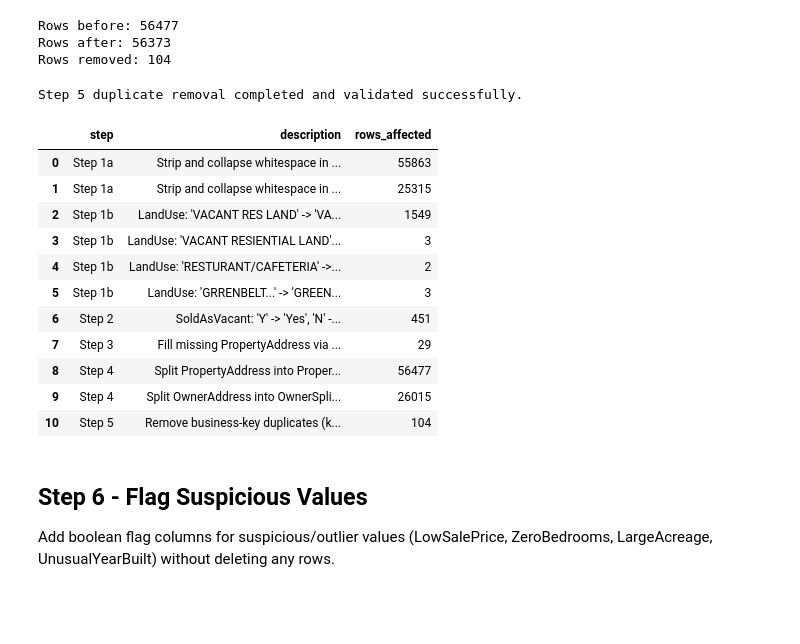
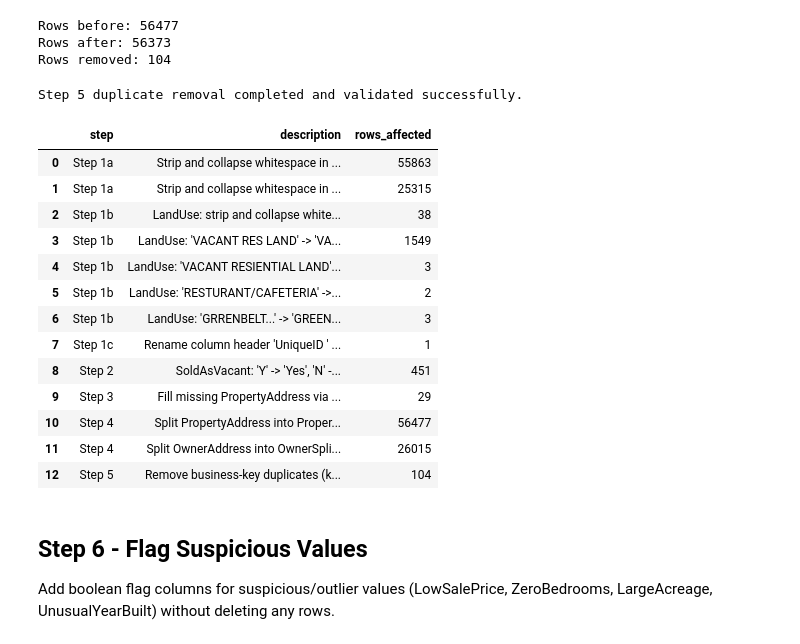
Before and after one commit to MahdiYaqobi/nashville-housing-cleaning, a Jupyter notebook: notebooks/01_cleaning.ipynb, the cells around one changed output. Saved outputs shown, nothing was run; the diff lists cells and outputs as text; code cells hidden in the pictures; blank space fills up the shorter version.

Commit message:
feat(cleaning): implement complete data cleaning pipeline and validation

```diff
--- a/notebooks/01_cleaning.ipynb
+++ b/notebooks/01_cleaning.ipynb
@@ -264,8 +264,10 @@ Step 1a completed successfully.
 # %%
 # Step 1b: Standardize LandUse categories
 land_before = df_clean['LandUse'].copy()
+df_clean['LandUse'] = df_clean['LandUse'].str.strip().str.replace(r'\s+', ' ', regex=True)
 
-df_clean['LandUse'] = df_clean['LandUse'].astype(str).str.strip().str.replace(r'\s+', ' ', regex=True).mask(land_before.isna())
+log_change('Step 1b', 'LandUse: strip and collapse whitespace',
+           count_changed(land_before, df_clean['LandUse']))
 
 mapping = {
     'VACANT RES LAND': 'VACANT RESIDENTIAL LAND',
@@ -306,6 +308,7 @@ Step 1b completed successfully.
 # Step 1c: Rename 'UniqueID ' to 'UniqueID'
 if 'UniqueID ' in df_clean.columns:
     df_clean.rename(columns={'UniqueID ': 'UniqueID'}, inplace=True)
+    log_change('Step 1c', "Rename column header 'UniqueID ' (trailing space) -> 'UniqueID' (1 column)", 1)
 
 assert 'UniqueID' in df_clean.columns and 'UniqueID ' not in df_clean.columns, "UniqueID rename failed"
 
@@ -541,27 +569,30 @@ Rows removed: 104
 # %%
 # Step 5c: Validations for duplicate removal
 assert rows_removed == 104, f"Expected 104 rows removed, got {rows_removed}"
 assert rows_after == 56373, f"Expected final shape rows 56373, got {rows_after}"
 assert df_clean.duplicated(subset=key_cols).sum() == 0, "Duplicates still remain on business key"
 assert 11912 in df_clean['UniqueID'].values, "Expected UniqueID 11912 to be present"
 assert 12629 not in df_clean['UniqueID'].values, "Expected UniqueID 12629 to be absent"
+assert 26162 in df_clean['UniqueID'].values and 27140 not in df_clean['UniqueID'].values
 
 print("Step 5 duplicate removal completed and validated successfully.")
 display(change_log)
 # %% [output]
 Step 5 duplicate removal completed and validated successfully.
 |  | step | description | rows_affected |
 | 0 | Step 1a | Strip and collapse whitespace in ... | 55863 |
 | 1 | Step 1a | Strip and collapse whitespace in ... | 25315 |
-| 2 | Step 1b | LandUse: 'VACANT RES LAND' -> 'VA... | 1549 |
-| 3 | Step 1b | LandUse: 'VACANT RESIENTIAL LAND'... | 3 |
-| 4 | Step 1b | LandUse: 'RESTURANT/CAFETERIA' ->... | 2 |
-| 5 | Step 1b | LandUse: 'GRRENBELT...' -> 'GREEN... | 3 |
-| 6 | Step 2 | SoldAsVacant: 'Y' -> 'Yes', 'N' -... | 451 |
-| 7 | Step 3 | Fill missing PropertyAddress via ... | 29 |
-| 8 | Step 4 | Split PropertyAddress into Proper... | 56477 |
-| 9 | Step 4 | Split OwnerAddress into OwnerSpli... | 26015 |
-| 10 | Step 5 | Remove business-key duplicates (k... | 104 |
+| 2 | Step 1b | LandUse: strip and collapse white... | 38 |
+| 3 | Step 1b | LandUse: 'VACANT RES LAND' -> 'VA... | 1549 |
+| 4 | Step 1b | LandUse: 'VACANT RESIENTIAL LAND'... | 3 |
+| 5 | Step 1b | LandUse: 'RESTURANT/CAFETERIA' ->... | 2 |
+| 6 | Step 1b | LandUse: 'GRRENBELT...' -> 'GREEN... | 3 |
+| 7 | Step 1c | Rename column header 'UniqueID ' ... | 1 |
+| 8 | Step 2 | SoldAsVacant: 'Y' -> 'Yes', 'N' -... | 451 |
+| 9 | Step 3 | Fill missing PropertyAddress via ... | 29 |
+| 10 | Step 4 | Split PropertyAddress into Proper... | 56477 |
+| 11 | Step 4 | Split OwnerAddress into OwnerSpli... | 26015 |
+| 12 | Step 5 | Remove business-key duplicates (k... | 104 |
 # %% [markdown]
 ## Step 6 - Flag Suspicious Values
 
```
Also changed, not shown: parts of 15 cells of this notebook.
